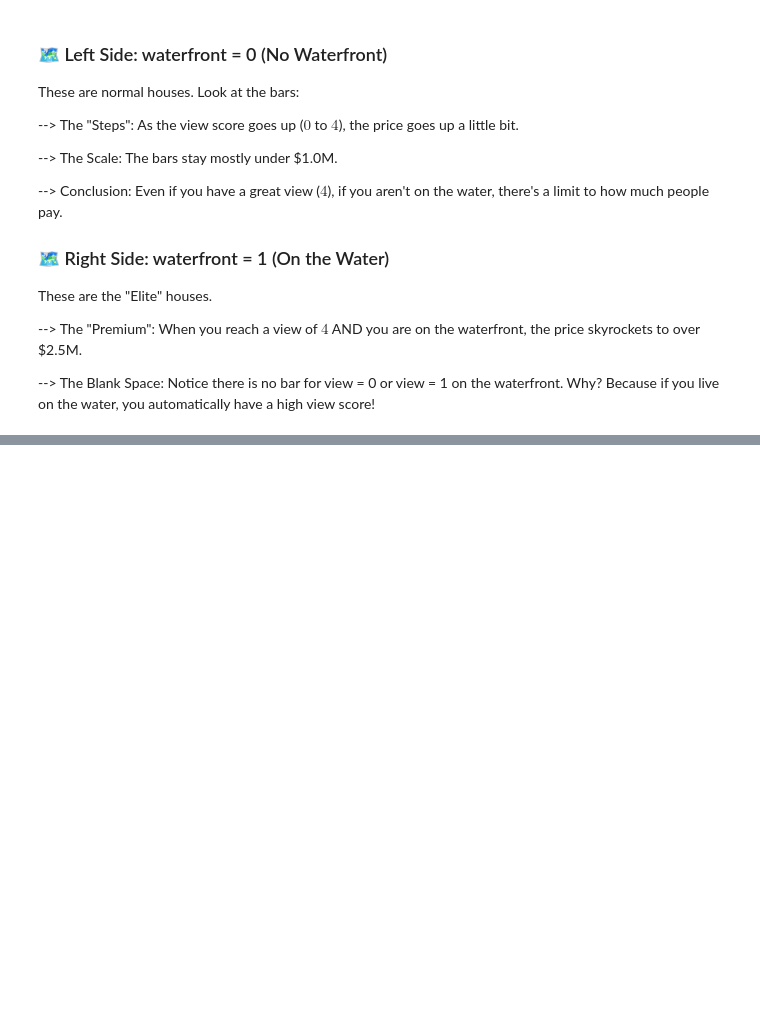
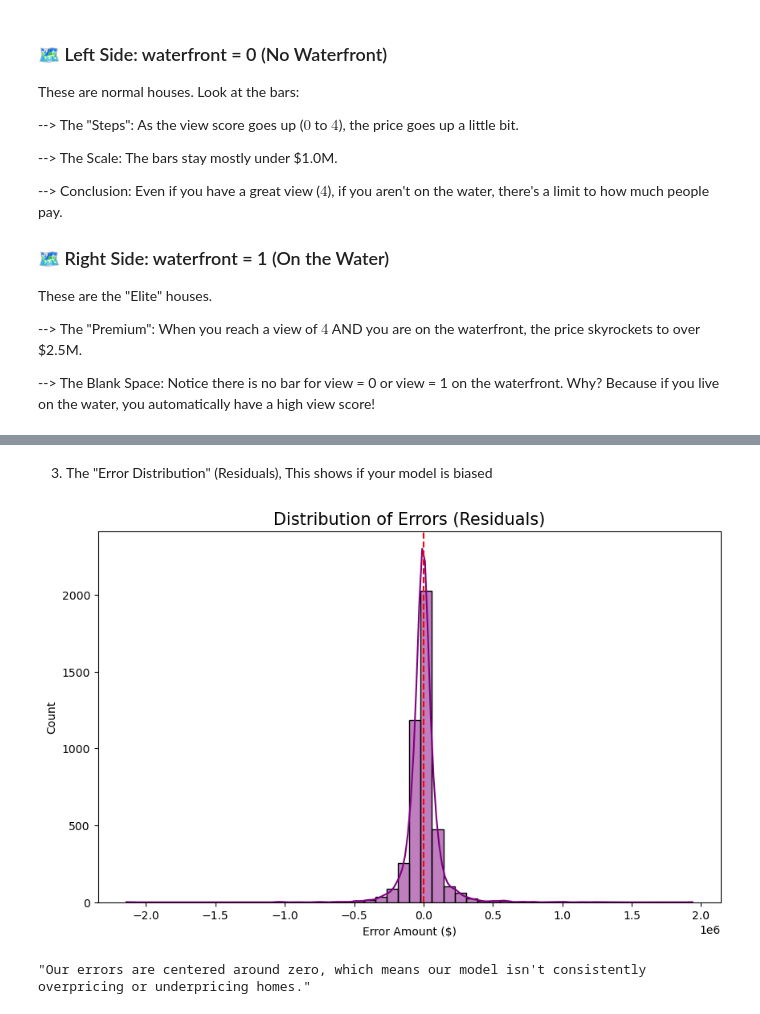
Before and after one commit to PabloXberg/PROJECT-2, a Jupyter notebook: main.ipynb, the cells around one changed output, grey strips where cells are left out. Saved outputs shown, nothing was run; the diff lists cells and outputs as text; code cells hidden in the pictures; blank space fills up the shorter version.

```diff
--- a/main.ipynb
+++ b/main.ipynb
@@ -223,0 +361,15 @@ These are the "Elite" houses.
+# %% [markdown]
+3. The "Error Distribution" (Residuals), This shows if your model is biased
+# %%
+residuals = y_test - rf_preds
+plt.figure(figsize=(10, 6))
+sns.histplot(residuals, bins=50, kde=True, color='purple')
+plt.axvline(0, color='red', linestyle='--')
+plt.title('Distribution of Errors (Residuals)', fontsize=15)
+plt.xlabel('Error Amount ($)')
+plt.show()
+
+"""Our errors are centered around zero, which means our model isn't consistently overpricing or underpricing homes."""
+# %% [output]
+[figure, added]
+"Our errors are centered around zero, which means our model isn't consistently overpricing or underpricing homes."
```
Also changed, not shown: parts of 11 cells of this notebook, 1 other file.
